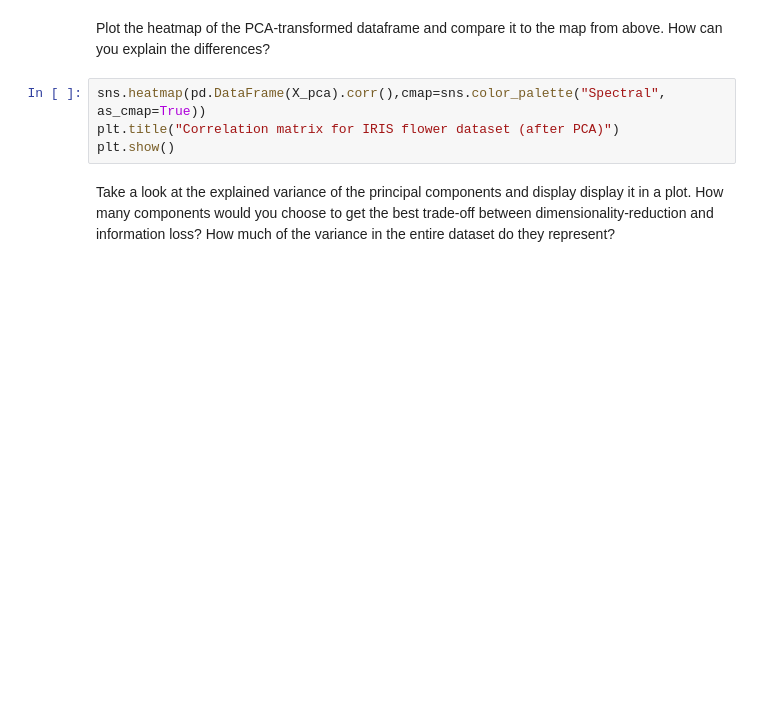
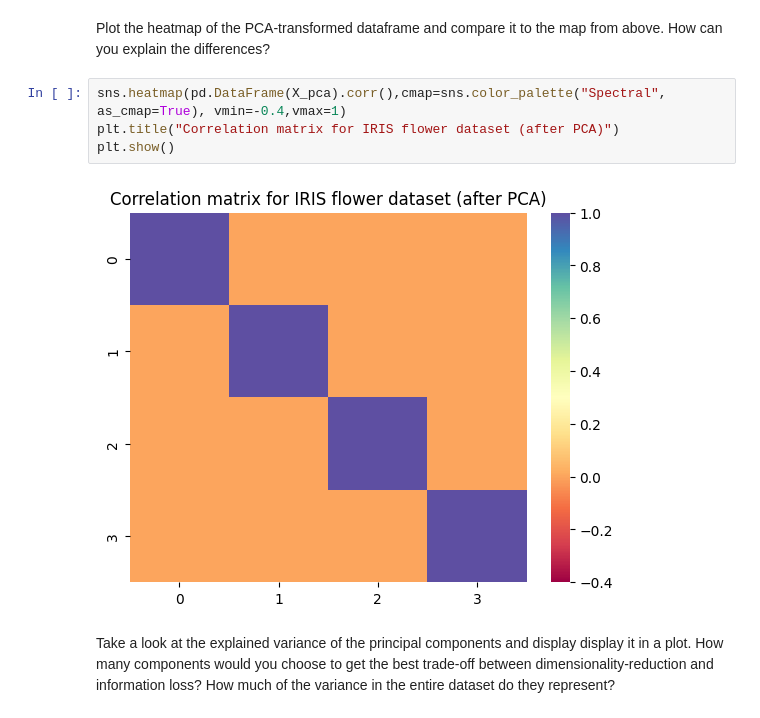
Before and after one commit to DataScienceLabFHSWF/MachineLearningCourse, a Jupyter notebook: solutions/05/05_pca_sol.ipynb, the cells around one changed output. Drawn from its saved outputs; the diff is of its cells as text; blank space fills up the shorter version.

```diff
--- a/solutions/05/05_pca_sol.ipynb
+++ b/solutions/05/05_pca_sol.ipynb
@@ -266,9 +381,11 @@ X_pca = pca.fit_transform(X)
 # %% [markdown]
 Plot the heatmap of the PCA-transformed dataframe and compare it to the map from above. How can you explain the differences?
 # %%
-sns.heatmap(pd.DataFrame(X_pca).corr(),cmap=sns.color_palette("Spectral", as_cmap=True))
+sns.heatmap(pd.DataFrame(X_pca).corr(),cmap=sns.color_palette("Spectral", as_cmap=True), vmin=-0.4,vmax=1)
 plt.title("Correlation matrix for IRIS flower dataset (after PCA)")
 plt.show()
+# %% [output]
+[figure, added]
 # %% [markdown]
 Take a look at the explained variance of the principal components and display display it in a plot. How many components would you choose to get the best trade-off between dimensionality-reduction and information loss? How much of the variance in the entire dataset do they represent?
 # %%
```
Also changed, not shown: parts of 23 cells of this notebook, 2 other files.
